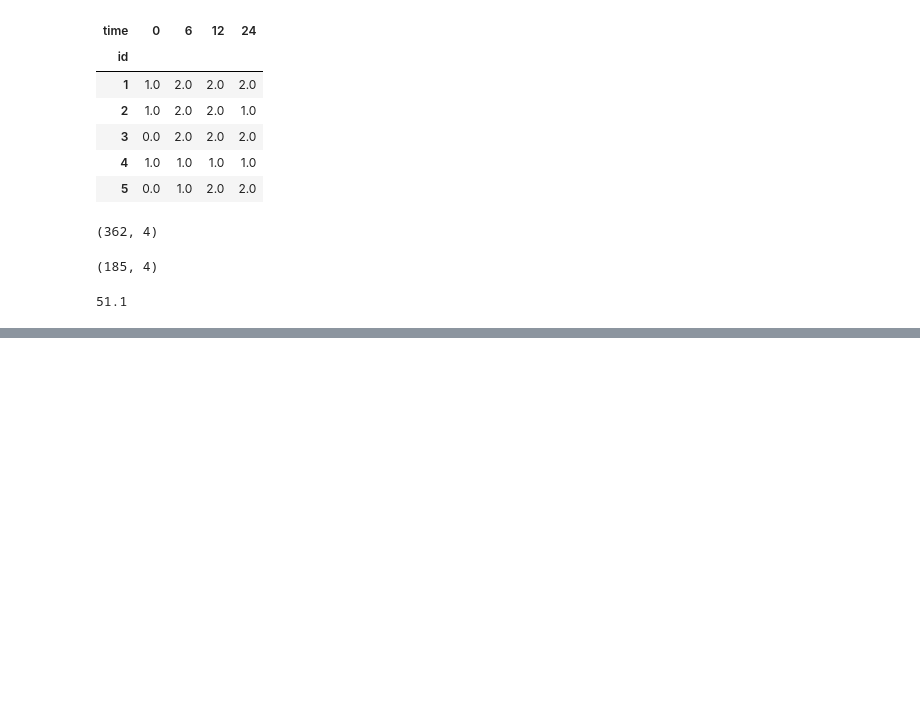
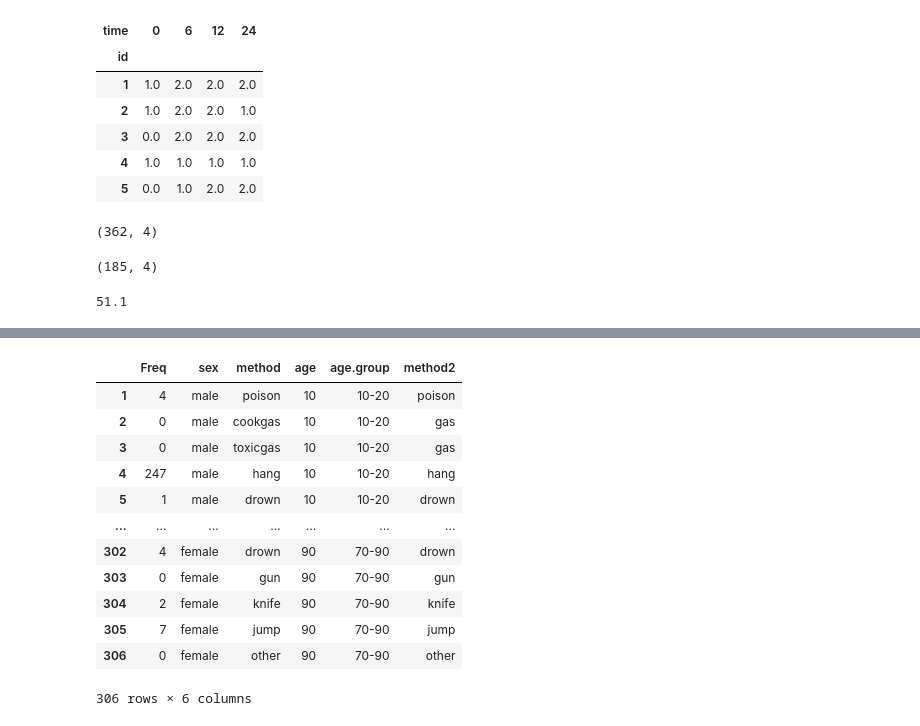
Before and after one commit to queite/bootcamp-data-analytics, a Jupyter notebook: Desafio_Python_Pandas.ipynb, the cells around one changed output, grey strips where cells are left out. Drawn from its saved outputs; the diff is of its cells as text; code cells hidden in the pictures; blank space fills up the shorter version.

```diff
--- a/Desafio_Python_Pandas.ipynb
+++ b/Desafio_Python_Pandas.ipynb
@@ -437,0 +460,17 @@ round(perc_melhor_condicoes, 2)
+# %%
+suicide = pydataset.data('Suicide')
+suicide
+# %% [output]
+|  | Freq | sex | method | age | age.group | method2 |
+| 1 | 4 | male | poison | 10 | 10-20 | poison |
+| 2 | 0 | male | cookgas | 10 | 10-20 | gas |
+| 3 | 0 | male | toxicgas | 10 | 10-20 | gas |
+| 4 | 247 | male | hang | 10 | 10-20 | hang |
+| 5 | 1 | male | drown | 10 | 10-20 | drown |
+| ... | ... | ... | ... | ... | ... | ... |
+| 302 | 4 | female | drown | 90 | 70-90 | drown |
+| 303 | 0 | female | gun | 90 | 70-90 | gun |
+| 304 | 2 | female | knife | 90 | 70-90 | knife |
+| 305 | 7 | female | jump | 90 | 70-90 | jump |
+| 306 | 0 | female | other | 90 | 70-90 | other |
+306 rows × 6 columns
```
Also changed, not shown: parts of 9 cells of this notebook.
